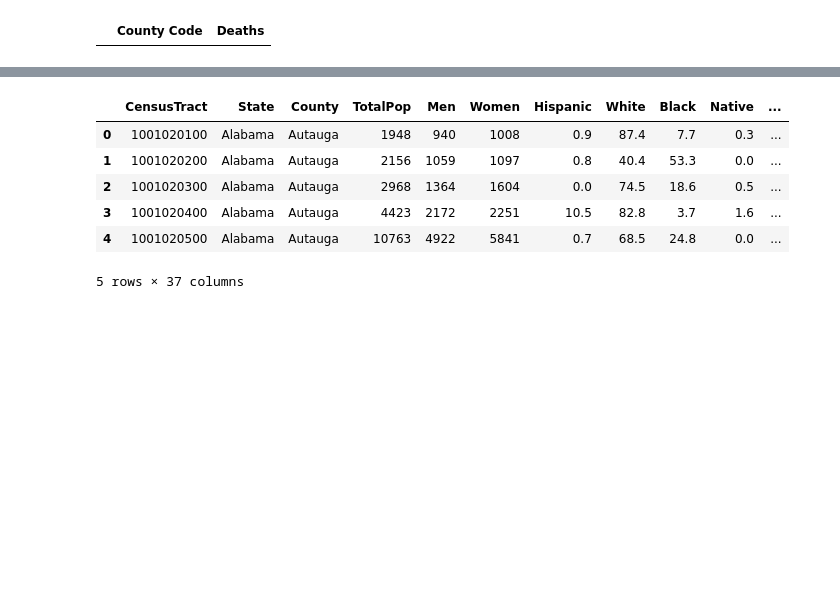
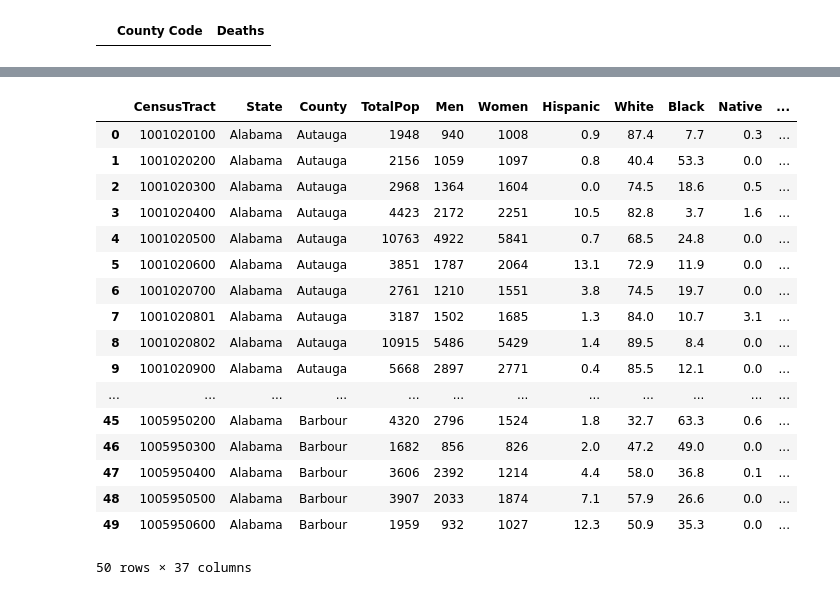
Before and after one commit to Cristinamulas/Final_Project, a Jupyter notebook: Clean data.ipynb, the cells around one changed output, grey strips where cells are left out. Drawn from its saved outputs; the diff is of its cells as text; code cells hidden in the pictures; blank space fills up the shorter version.

```diff
--- a/Clean data.ipynb
+++ b/Clean data.ipynb
@@ -217,13 +256,24 @@ df_census = pd.read_csv('census.csv')
 # %%
-df_census.head()
+df_census.head(50)
 # %% [output]
 |  | CensusTract | State | County | TotalPop | Men | Women | Hispanic | White | Black | Native | ... |
 | 0 | 1001020100 | Alabama | Autauga | 1948 | 940 | 1008 | 0.9 | 87.4 | 7.7 | 0.3 | ... |
 | 1 | 1001020200 | Alabama | Autauga | 2156 | 1059 | 1097 | 0.8 | 40.4 | 53.3 | 0.0 | ... |
 | 2 | 1001020300 | Alabama | Autauga | 2968 | 1364 | 1604 | 0.0 | 74.5 | 18.6 | 0.5 | ... |
 | 3 | 1001020400 | Alabama | Autauga | 4423 | 2172 | 2251 | 10.5 | 82.8 | 3.7 | 1.6 | ... |
 | 4 | 1001020500 | Alabama | Autauga | 10763 | 4922 | 5841 | 0.7 | 68.5 | 24.8 | 0.0 | ... |
+| 5 | 1001020600 | Alabama | Autauga | 3851 | 1787 | 2064 | 13.1 | 72.9 | 11.9 | 0.0 | ... |
+| 6 | 1001020700 | Alabama | Autauga | 2761 | 1210 | 1551 | 3.8 | 74.5 | 19.7 | 0.0 | ... |
+| 7 | 1001020801 | Alabama | Autauga | 3187 | 1502 | 1685 | 1.3 | 84.0 | 10.7 | 3.1 | ... |
+| 8 | 1001020802 | Alabama | Autauga | 10915 | 5486 | 5429 | 1.4 | 89.5 | 8.4 | 0.0 | ... |
+| 9 | 1001020900 | Alabama | Autauga | 5668 | 2897 | 2771 | 0.4 | 85.5 | 12.1 | 0.0 | ... |
+| ... | ... | ... | ... | ... | ... | ... | ... | ... | ... | ... | ... |
+| 45 | 1005950200 | Alabama | Barbour | 4320 | 2796 | 1524 | 1.8 | 32.7 | 63.3 | 0.6 | ... |
+| 46 | 1005950300 | Alabama | Barbour | 1682 | 856 | 826 | 2.0 | 47.2 | 49.0 | 0.0 | ... |
+| 47 | 1005950400 | Alabama | Barbour | 3606 | 2392 | 1214 | 4.4 | 58.0 | 36.8 | 0.1 | ... |
+| 48 | 1005950500 | Alabama | Barbour | 3907 | 2033 | 1874 | 7.1 | 57.9 | 26.6 | 0.0 | ... |
+| 49 | 1005950600 | Alabama | Barbour | 1959 | 932 | 1027 | 12.3 | 50.9 | 35.3 | 0.0 | ... |
-5 rows × 37 columns
+50 rows × 37 columns
 # %%
 df_census.County.value_counts()
 # %% [output]
```
Also changed, not shown: parts of 5 cells of this notebook, 2 other files.
